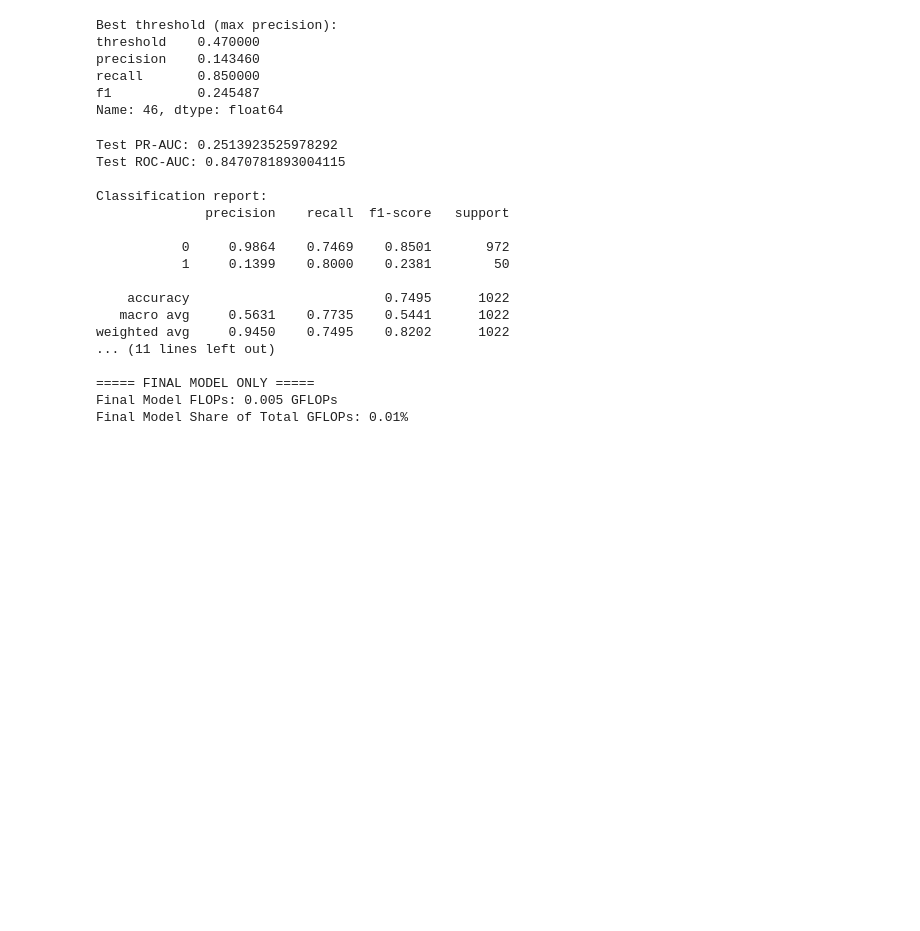
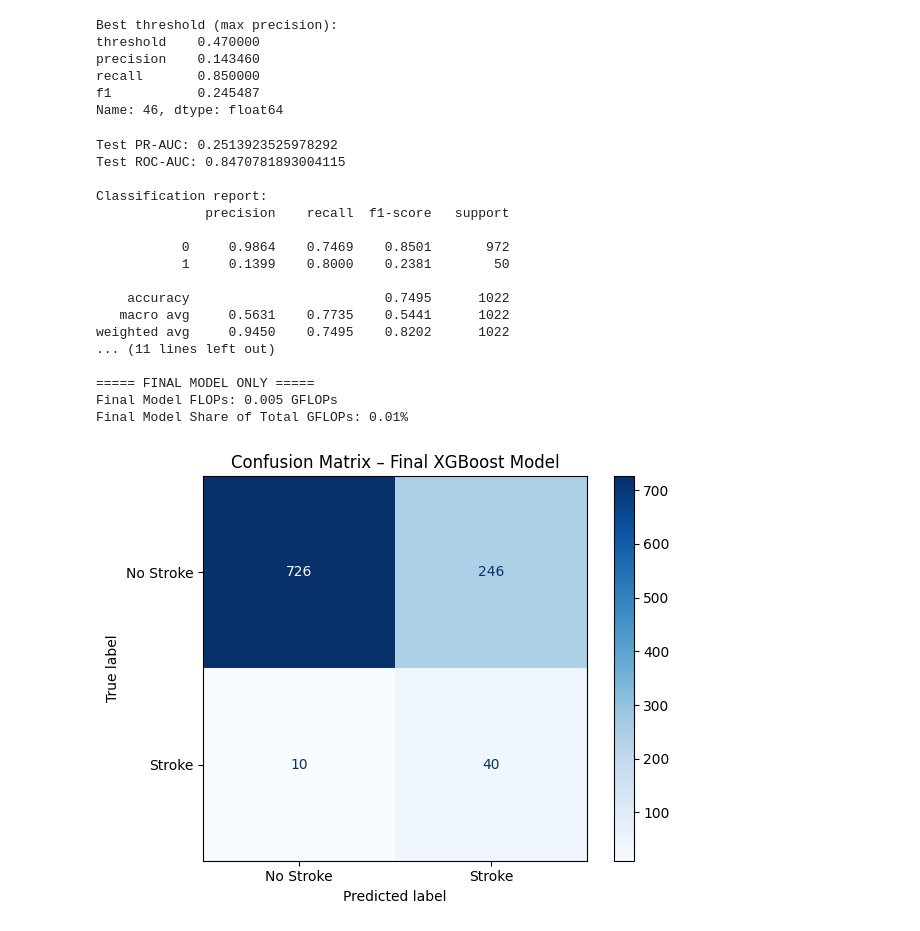
Before and after one commit to JoshuaMarinoo/StrokePredictionEnsembleLearning, a Jupyter notebook: EnsembleLearning.ipynb, the cells around one changed output. Drawn from its saved outputs; the diff is of its cells as text; code cells hidden in the pictures; blank space fills up the shorter version.

Commit message:
Update EnsembleLearning.ipynb
added confusion matrix

```diff
--- a/EnsembleLearning.ipynb
+++ b/EnsembleLearning.ipynb
@@ -716,6 +716,9 @@ yTestProba = bestModel.predict(dTest)
 yTestPred  = (yTestProba >= bestThreshold).astype(int)
 
 from sklearn.metrics import average_precision_score, roc_auc_score, classification_report
+from sklearn.metrics import ConfusionMatrixDisplay
+import matplotlib.pyplot as plt
+from sklearn.metrics import confusion_matrix
 
 print("Test PR-AUC:", average_precision_score(testLabels, yTestProba))
 print("Test ROC-AUC:", roc_auc_score(testLabels, yTestProba))
@@ -723,30 +726,46 @@ print("\nClassification report:")
 print(classification_report(testLabels, yTestPred, digits=4))
 
 metrics.report()
 final_model_flops = metrics.compute_final_model_flops(
     num_samples=dTrain.num_row(),
     num_boost_rounds=bestModel.best_iteration + 1,
     avg_tree_depth=bestParamsFinal["max_depth"]
 )
 
 print("\n===== FINAL MODEL ONLY =====")
 print(f"Final Model FLOPs: {final_model_flops/1e9:.3f} GFLOPs")
 print(f"Final Model Share of Total GFLOPs: {(final_model_flops / metrics.total_flops) * 100:.2f}%")
+
+
+disp = ConfusionMatrixDisplay(
+    confusion_matrix=confusion_matrix(testLabels, yTestPred),
+    display_labels=["No Stroke", "Stroke"]
+)
+
+disp.plot(
+    cmap="Blues",
+    values_format="d"
+)
+
+plt.title("Confusion Matrix – Final XGBoost Model")
+plt.tight_layout()
+plt.show()
 # %% [output]
 Test PR-AUC: 0.2513923525978292
 Test ROC-AUC: 0.8470781893004115
 
 Classification report:
               precision    recall  f1-score   support
 
            0     0.9864    0.7469    0.8501       972
            1     0.1399    0.8000    0.2381        50
 
     accuracy                         0.7495      1022
    macro avg     0.5631    0.7735    0.5441      1022
 weighted avg     0.9450    0.7495    0.8202      1022
 ... (11 lines left out)
 
 ===== FINAL MODEL ONLY =====
 Final Model FLOPs: 0.005 GFLOPs
 Final Model Share of Total GFLOPs: 0.01%
+[figure, added]
```
